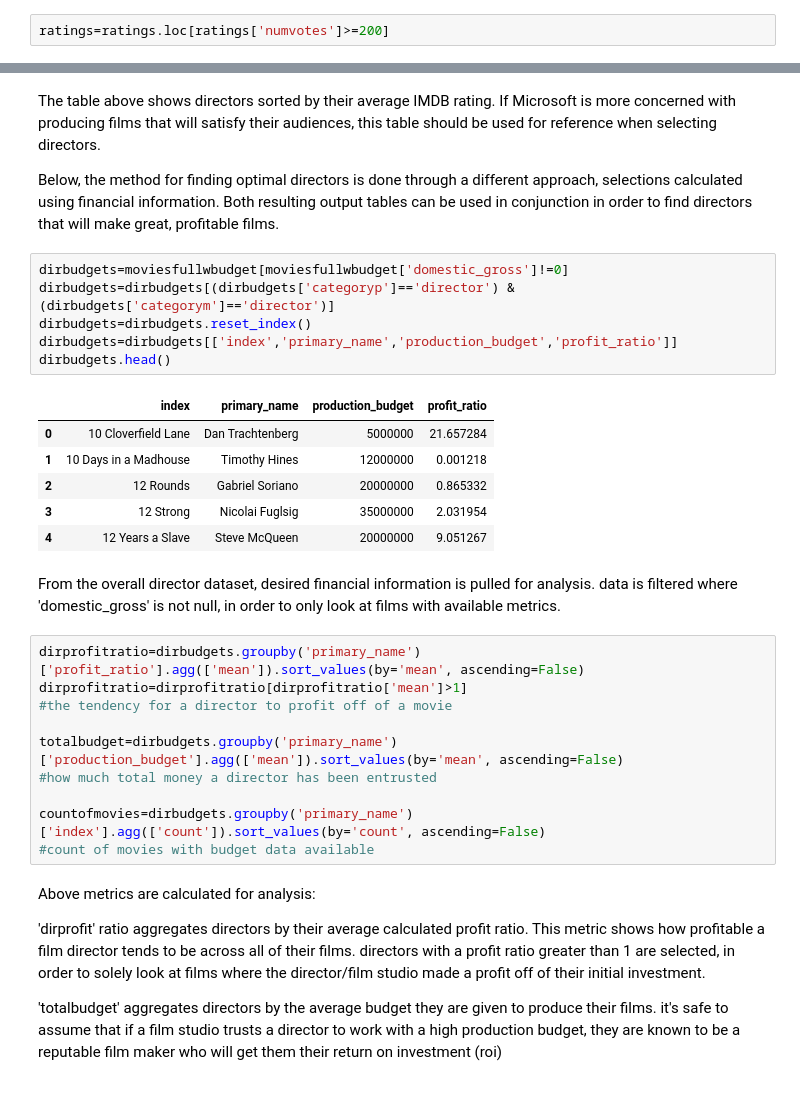
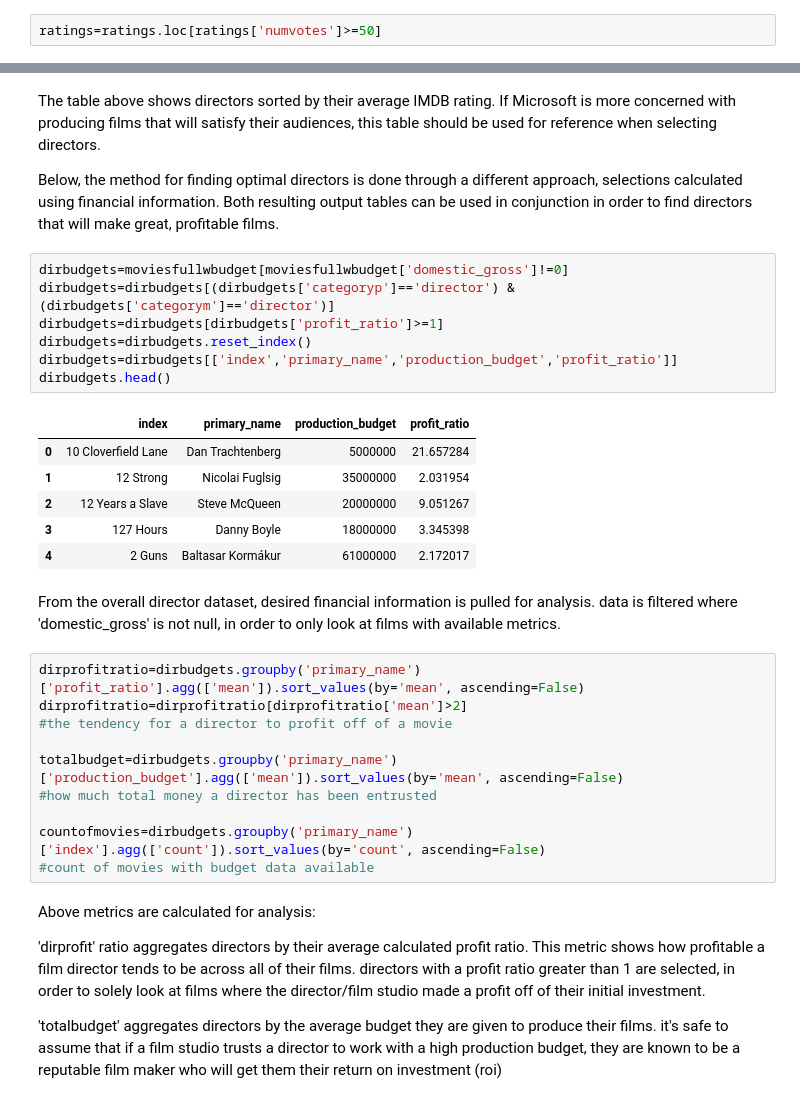
Before and after one commit to n0vah917/dsc-phase-1-project, a Jupyter notebook: student.ipynb, the cells around one changed output, grey strips where cells are left out. Cells and saved outputs as stored; diff of their text form.

```diff
--- a/student.ipynb
+++ b/student.ipynb
@@ -186,7 +186,7 @@ ax.set_title("Vote Count Distribution")
 Text(0.5, 1.0, 'Vote Count Distribution')
 [figure]
 # %%
-ratings=ratings.loc[ratings['numvotes']>=200]
+ratings=ratings.loc[ratings['numvotes']>=50]
 # %% [markdown]
 Number of reviews for each film is an inherently flawed metric. As an example, some  films that are targeted to a younger audience, may have viewers that are inherently be more tech savvy. This makes it it more likely for those films to have a higher amount of reviews. Despite this critical flaw, audience reviews are the only true metric to see how impactful a film was on its viewers.
 
@@ -364,21 +364,22 @@ Below, the method for finding optimal directors is done through a different appr
 # %%
 dirbudgets=moviesfullwbudget[moviesfullwbudget['domestic_gross']!=0]
 dirbudgets=dirbudgets[(dirbudgets['categoryp']=='director') & (dirbudgets['categorym']=='director')]
+dirbudgets=dirbudgets[dirbudgets['profit_ratio']>=1]
 dirbudgets=dirbudgets.reset_index()
 dirbudgets=dirbudgets[['index','primary_name','production_budget','profit_ratio']]
 dirbudgets.head()
 # %% [output]
 |  | index | primary_name | production_budget | profit_ratio |
 | 0 | 10 Cloverfield Lane | Dan Trachtenberg | 5000000 | 21.657284 |
-| 1 | 10 Days in a Madhouse | Timothy Hines | 12000000 | 0.001218 |
-| 2 | 12 Rounds | Gabriel Soriano | 20000000 | 0.865332 |
-| 3 | 12 Strong | Nicolai Fuglsig | 35000000 | 2.031954 |
-| 4 | 12 Years a Slave | Steve McQueen | 20000000 | 9.051267 |
+| 1 | 12 Strong | Nicolai Fuglsig | 35000000 | 2.031954 |
+| 2 | 12 Years a Slave | Steve McQueen | 20000000 | 9.051267 |
+| 3 | 127 Hours | Danny Boyle | 18000000 | 3.345398 |
+| 4 | 2 Guns | Baltasar Kormákur | 61000000 | 2.172017 |
 # %% [markdown]
 From the overall director dataset, desired financial information is pulled for analysis. data is filtered where 'domestic_gross' is not null, in order to only look at films with available metrics.
 # %%
 dirprofitratio=dirbudgets.groupby('primary_name')['profit_ratio'].agg(['mean']).sort_values(by='mean', ascending=False)
-dirprofitratio=dirprofitratio[dirprofitratio['mean']>1]
+dirprofitratio=dirprofitratio[dirprofitratio['mean']>2]
 #the tendency for a director to profit off of a movie
 
 totalbudget=dirbudgets.groupby('primary_name')['production_budget'].agg(['mean']).sort_values(by='mean', ascending=False)
```
Also changed, not shown: parts of 14 cells of this notebook.
